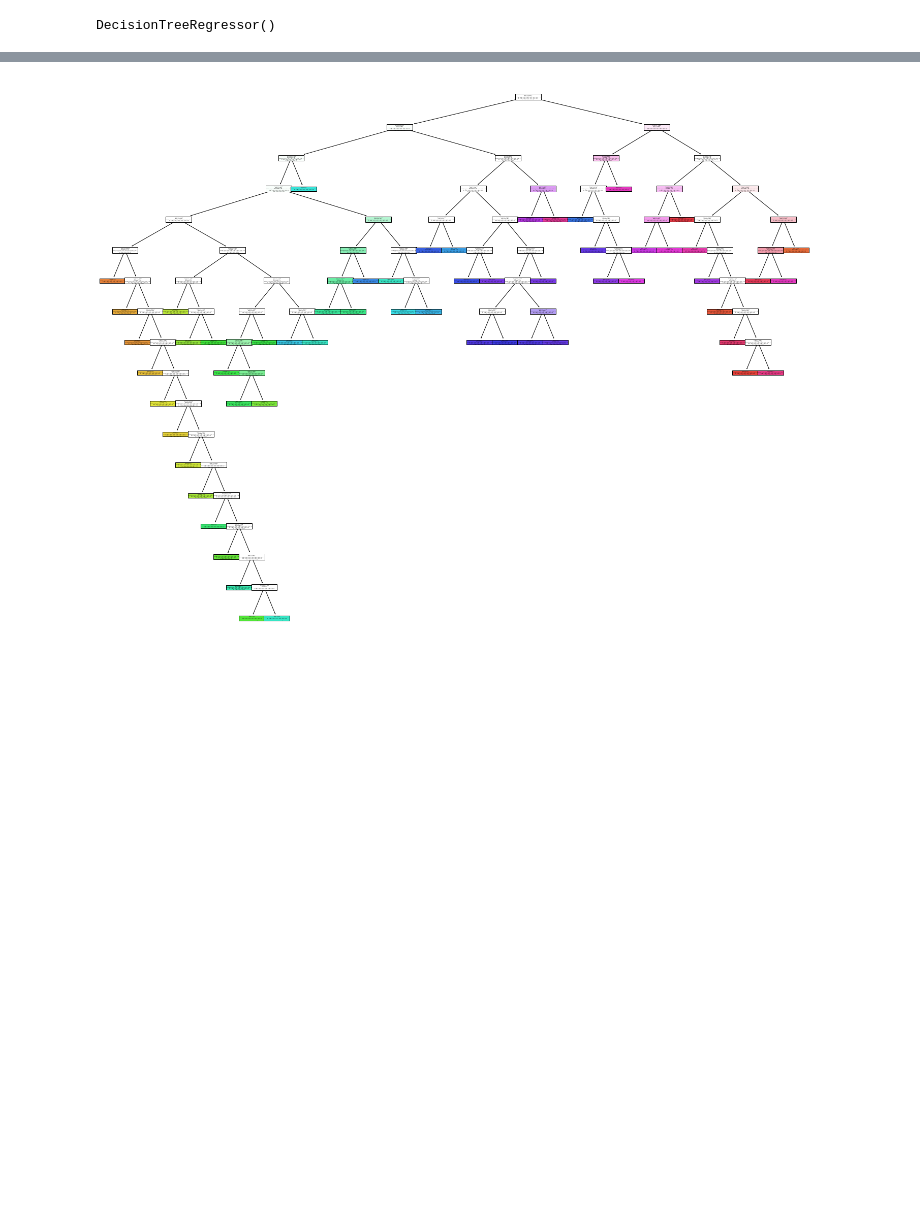
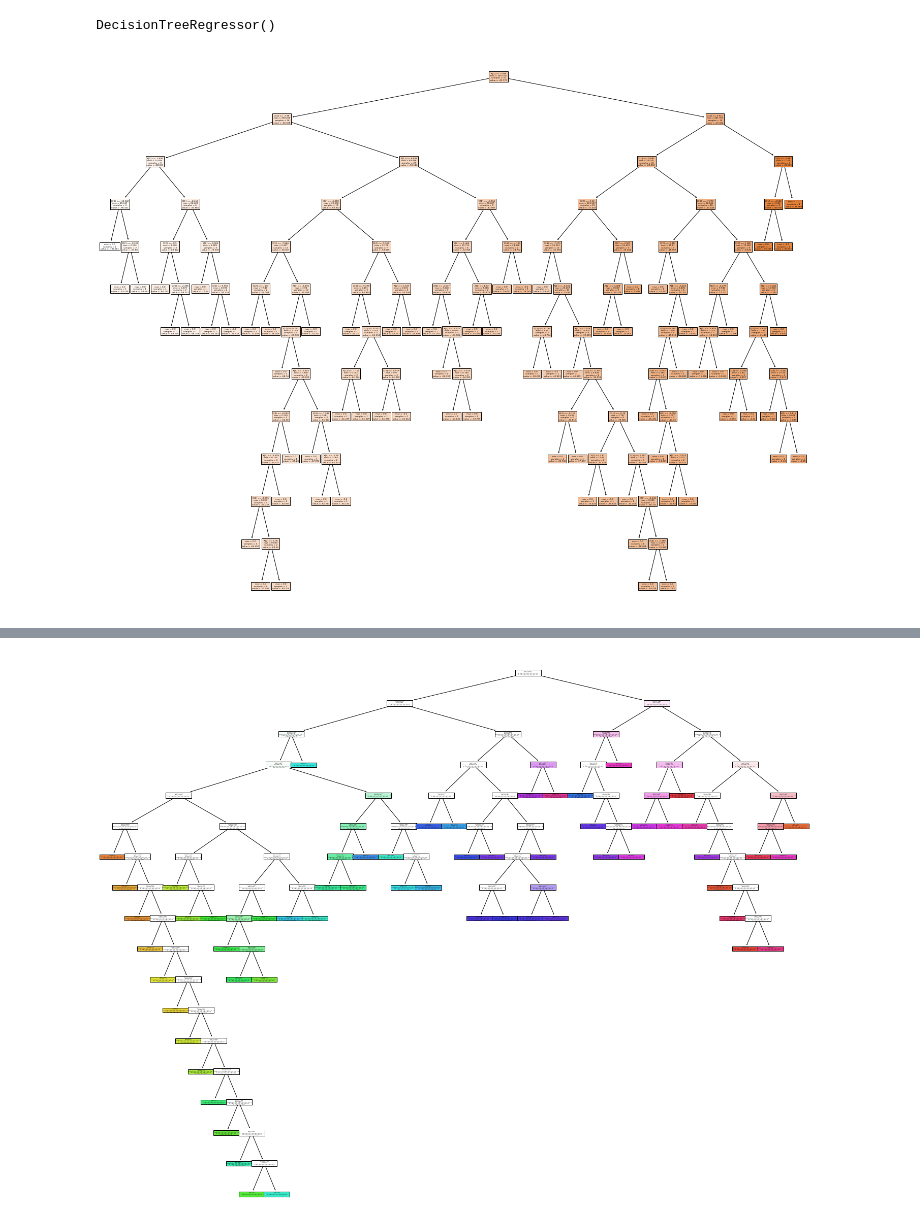
Before and after one commit to gitony0101/homework, a Jupyter notebook: HW6 540.ipynb, the cells around one changed output, grey strips where cells are left out. Drawn from its saved outputs; the diff is of its cells as text; code cells hidden in the pictures; blank space fills up the shorter version.

```diff
--- a/HW6 540.ipynb
+++ b/HW6 540.ipynb
@@ -118,0 +109,5 @@ y_pred = regressor.predict(x_test)
+# %%
+fig = plt.figure(figsize=(25,20))
+_ = tree.plot_tree(regr, filled=True)
+# %% [output]
+[figure, added]
```
Also changed, not shown: parts of 16 cells of this notebook.
